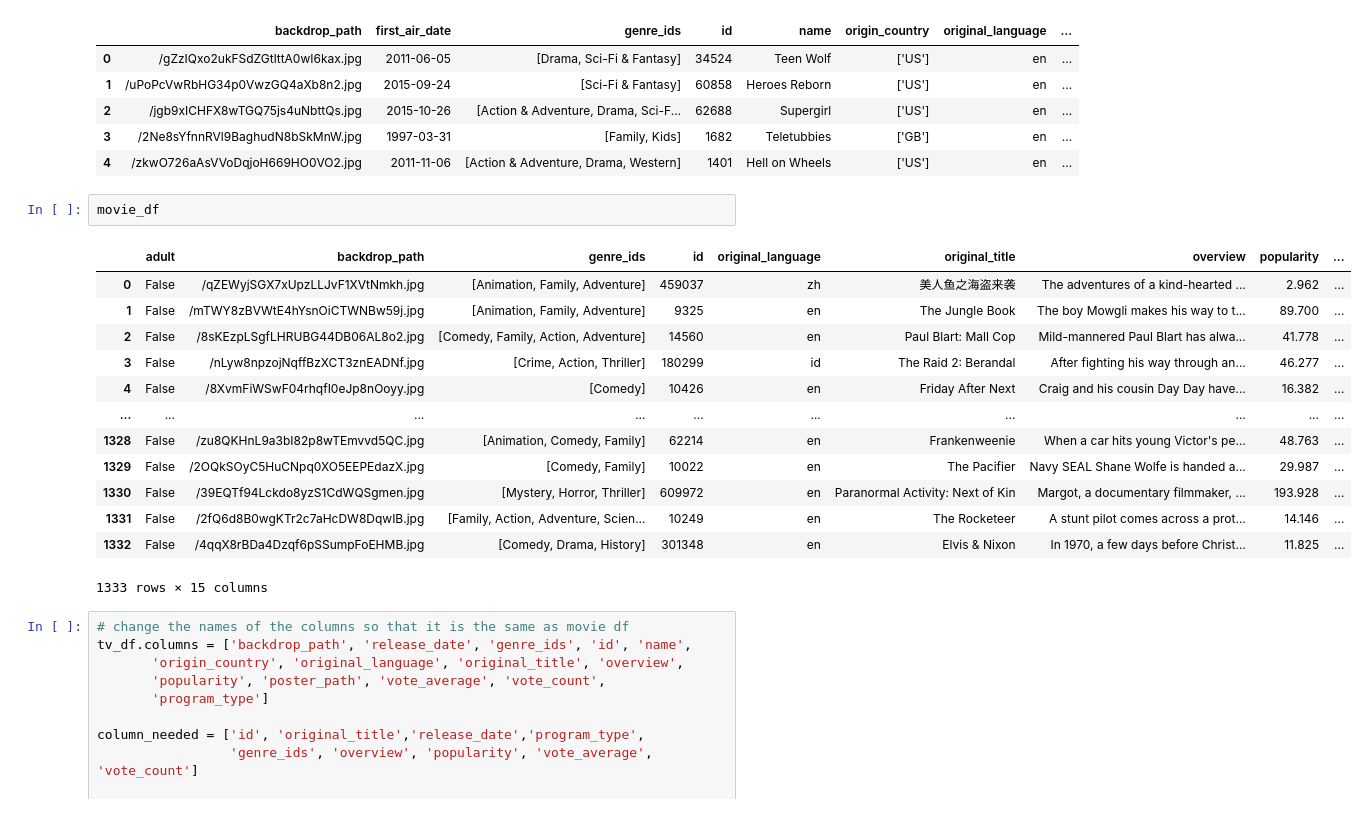
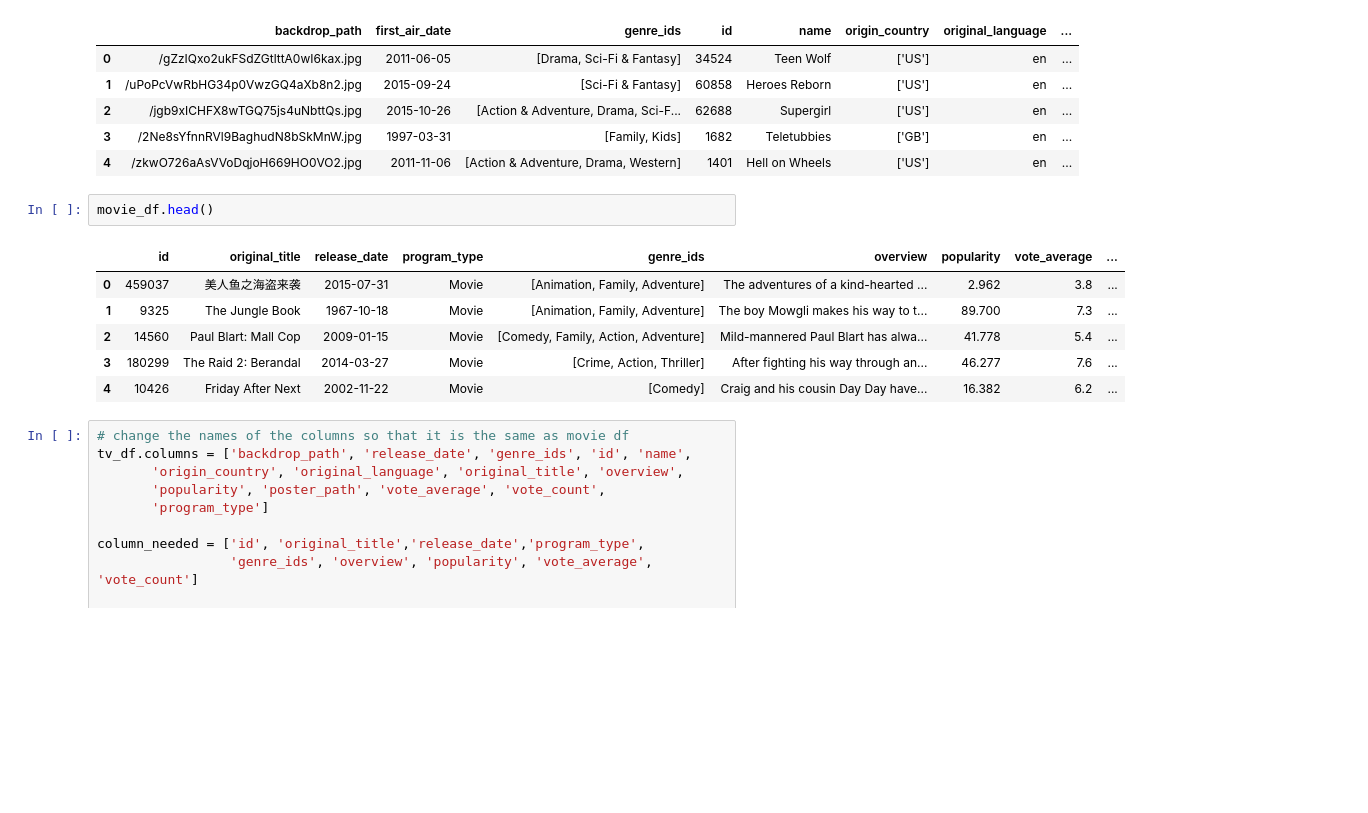
Before and after one commit to dinaa-kh/STC-tv-EDA-reacommendation-system, a Jupyter notebook: src/Rec.ipynb, the cells around one changed output. Cells and saved outputs as stored; diff of their text form; blank space fills up the shorter version.

```diff
--- a/src/Rec.ipynb
+++ b/src/Rec.ipynb
@@ -179,21 +179,14 @@ tv_df.head()
 | 3 | /2Ne8sYfnnRVl9BaghudN8bSkMnW.jpg | 1997-03-31 | [Family, Kids] | 1682 | Teletubbies | ['GB'] | en | ... |
 | 4 | /zkwO726aAsVVoDqjoH669HO0VO2.jpg | 2011-11-06 | [Action & Adventure, Drama, Western] | 1401 | Hell on Wheels | ['US'] | en | ... |
 # %%
-movie_df
+movie_df.head()
 # %% [output]
-|  | adult | backdrop_path | genre_ids | id | original_language | original_title | overview | popularity | ... |
-| 0 | False | /qZEWyjSGX7xUpzLLJvF1XVtNmkh.jpg | [Animation, Family, Adventure] | 459037 | zh | 美人鱼之海盗来袭 | The adventures of a kind-hearted ... | 2.962 | ... |
-| 1 | False | /mTWY8zBVWtE4hYsnOiCTWNBw59j.jpg | [Animation, Family, Adventure] | 9325 | en | The Jungle Book | The boy Mowgli makes his way to t... | 89.700 | ... |
-| 2 | False | /8sKEzpLSgfLHRUBG44DB06AL8o2.jpg | [Comedy, Family, Action, Adventure] | 14560 | en | Paul Blart: Mall Cop | Mild-mannered Paul Blart has alwa... | 41.778 | ... |
-| 3 | False | /nLyw8npzojNqffBzXCT3znEADNf.jpg | [Crime, Action, Thriller] | 180299 | id | The Raid 2: Berandal | After fighting his way through an... | 46.277 | ... |
-| 4 | False | /8XvmFiWSwF04rhqfI0eJp8nOoyy.jpg | [Comedy] | 10426 | en | Friday After Next | Craig and his cousin Day Day have... | 16.382 | ... |
-| ... | ... | ... | ... | ... | ... | ... | ... | ... | ... |
-| 1328 | False | /zu8QKHnL9a3bI82p8wTEmvvd5QC.jpg | [Animation, Comedy, Family] | 62214 | en | Frankenweenie | When a car hits young Victor's pe... | 48.763 | ... |
-| 1329 | False | /2OQkSOyC5HuCNpq0XO5EEPEdazX.jpg | [Comedy, Family] | 10022 | en | The Pacifier | Navy SEAL Shane Wolfe is handed a... | 29.987 | ... |
-| 1330 | False | /39EQTf94Lckdo8yzS1CdWQSgmen.jpg | [Mystery, Horror, Thriller] | 609972 | en | Paranormal Activity: Next of Kin | Margot, a documentary filmmaker, ... | 193.928 | ... |
-| 1331 | False | /2fQ6d8B0wgKTr2c7aHcDW8DqwIB.jpg | [Family, Action, Adventure, Scien... | 10249 | en | The Rocketeer | A stunt pilot comes across a prot... | 14.146 | ... |
-| 1332 | False | /4qqX8rBDa4Dzqf6pSSumpFoEHMB.jpg | [Comedy, Drama, History] | 301348 | en | Elvis & Nixon | In 1970, a few days before Christ... | 11.825 | ... |
+|  | id | original_title | release_date | program_type | genre_ids | overview | popularity | vote_average | ... |
+| 0 | 459037 | 美人鱼之海盗来袭 | 2015-07-31 | Movie | [Animation, Family, Adventure] | The adventures of a kind-hearted ... | 2.962 | 3.8 | ... |
+| 1 | 9325 | The Jungle Book | 1967-10-18 | Movie | [Animation, Family, Adventure] | The boy Mowgli makes his way to t... | 89.700 | 7.3 | ... |
+| 2 | 14560 | Paul Blart: Mall Cop | 2009-01-15 | Movie | [Comedy, Family, Action, Adventure] | Mild-mannered Paul Blart has alwa... | 41.778 | 5.4 | ... |
+| 3 | 180299 | The Raid 2: Berandal | 2014-03-27 | Movie | [Crime, Action, Thriller] | After fighting his way through an... | 46.277 | 7.6 | ... |
+| 4 | 10426 | Friday After Next | 2002-11-22 | Movie | [Comedy] | Craig and his cousin Day Day have... | 16.382 | 6.2 | ... |
-1333 rows × 15 columns
 # %%
 # change the names of the columns so that it is the same as movie df
 tv_df.columns = ['backdrop_path', 'release_date', 'genre_ids', 'id', 'name',
```
Also changed, not shown: parts of 5 cells of this notebook.
